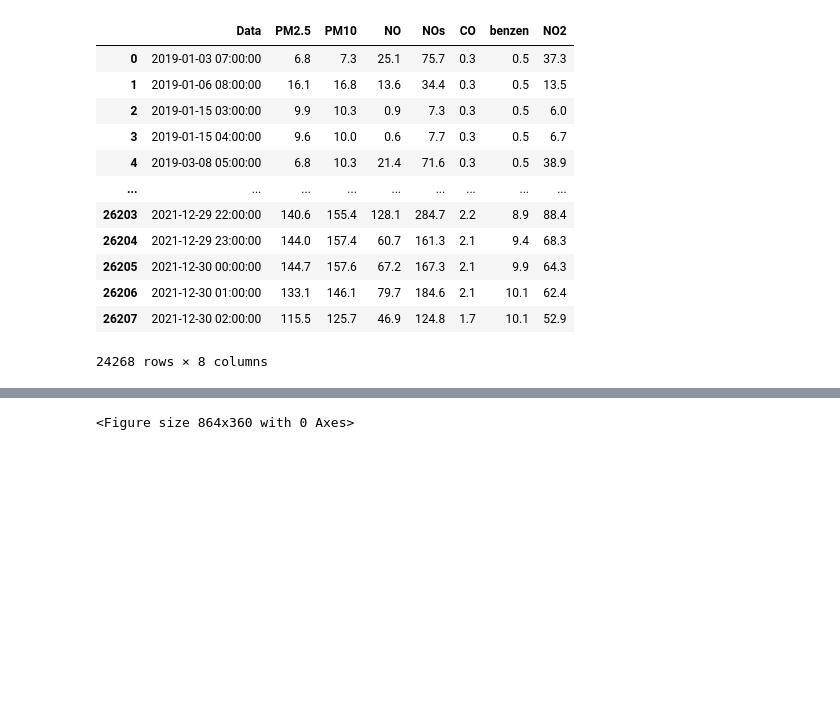
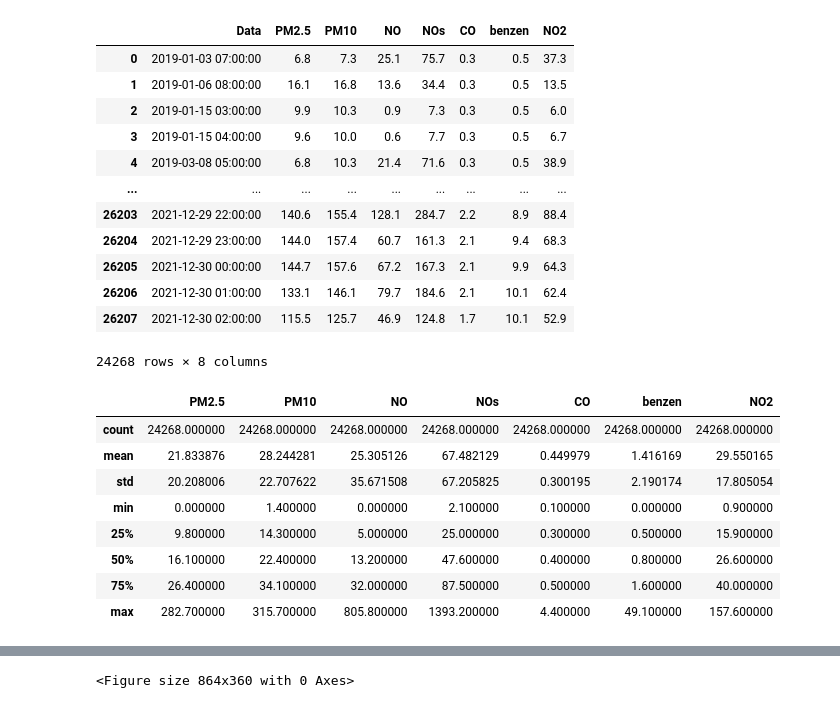
Before and after one commit to CezaryCwikla/Air-Pollution_Model, a Jupyter notebook: Model_na_danych_powietrza_z_3_lat.ipynb, the cells around one changed output, grey strips where cells are left out. Saved outputs shown, nothing was run; the diff lists cells and outputs as text; code cells hidden in the pictures; blank space fills up the shorter version.

```diff
--- a/Model_na_danych_powietrza_z_3_lat.ipynb
+++ b/Model_na_danych_powietrza_z_3_lat.ipynb
@@ -48,3 +48,15 @@ data
 | 26206 | 2021-12-30 01:00:00 | 133.1 | 146.1 | 79.7 | 184.6 | 2.1 | 10.1 | 62.4 |
 | 26207 | 2021-12-30 02:00:00 | 115.5 | 125.7 | 46.9 | 124.8 | 1.7 | 10.1 | 52.9 |
 24268 rows × 8 columns
+# %%
+data.describe()
+# %% [output]
+|  | PM2.5 | PM10 | NO | NOs | CO | benzen | NO2 |
+| count | 24268.000000 | 24268.000000 | 24268.000000 | 24268.000000 | 24268.000000 | 24268.000000 | 24268.000000 |
+| mean | 21.833876 | 28.244281 | 25.305126 | 67.482129 | 0.449979 | 1.416169 | 29.550165 |
+| std | 20.208006 | 22.707622 | 35.671508 | 67.205825 | 0.300195 | 2.190174 | 17.805054 |
+| min | 0.000000 | 1.400000 | 0.000000 | 2.100000 | 0.100000 | 0.000000 | 0.900000 |
+| 25% | 9.800000 | 14.300000 | 5.000000 | 25.000000 | 0.300000 | 0.500000 | 15.900000 |
+| 50% | 16.100000 | 22.400000 | 13.200000 | 47.600000 | 0.400000 | 0.800000 | 26.600000 |
+| 75% | 26.400000 | 34.100000 | 32.000000 | 87.500000 | 0.500000 | 1.600000 | 40.000000 |
+| max | 282.700000 | 315.700000 | 805.800000 | 1393.200000 | 4.400000 | 49.100000 | 157.600000 |
```
Also changed, not shown: parts of 6 cells of this notebook, 3 other files.
